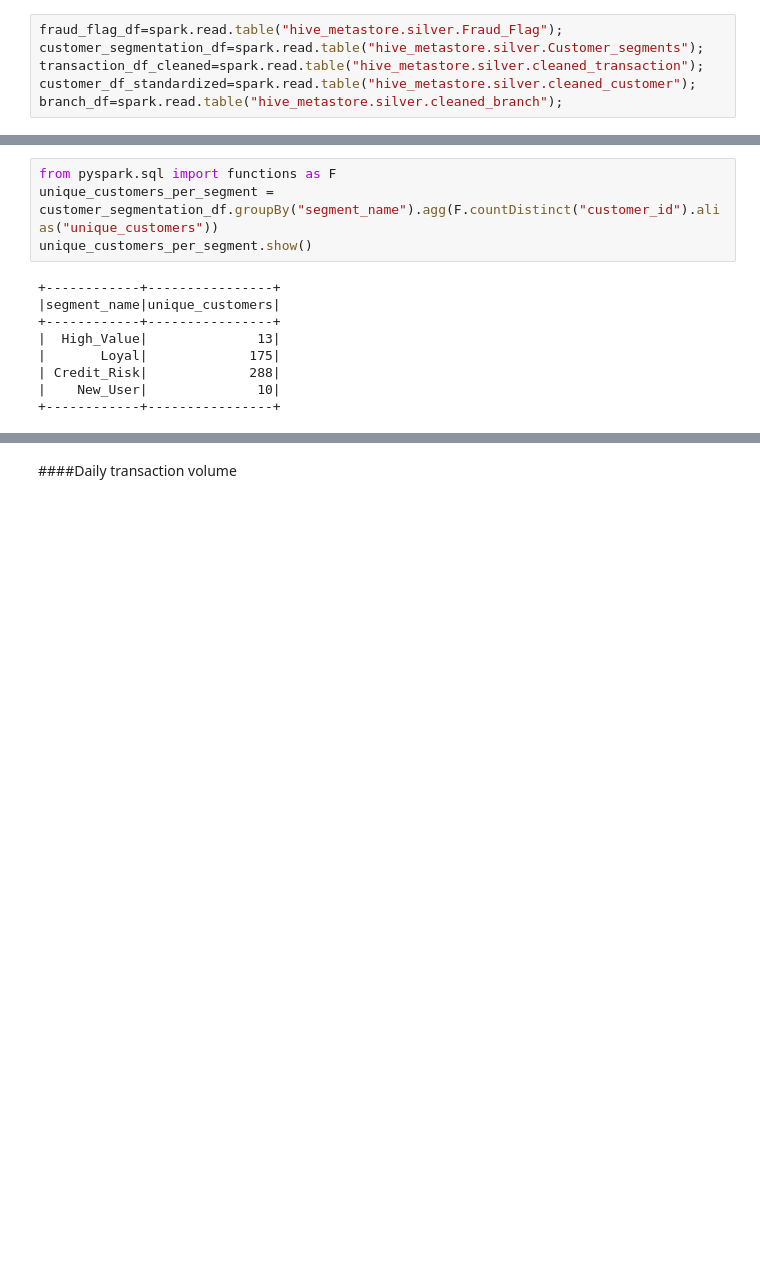
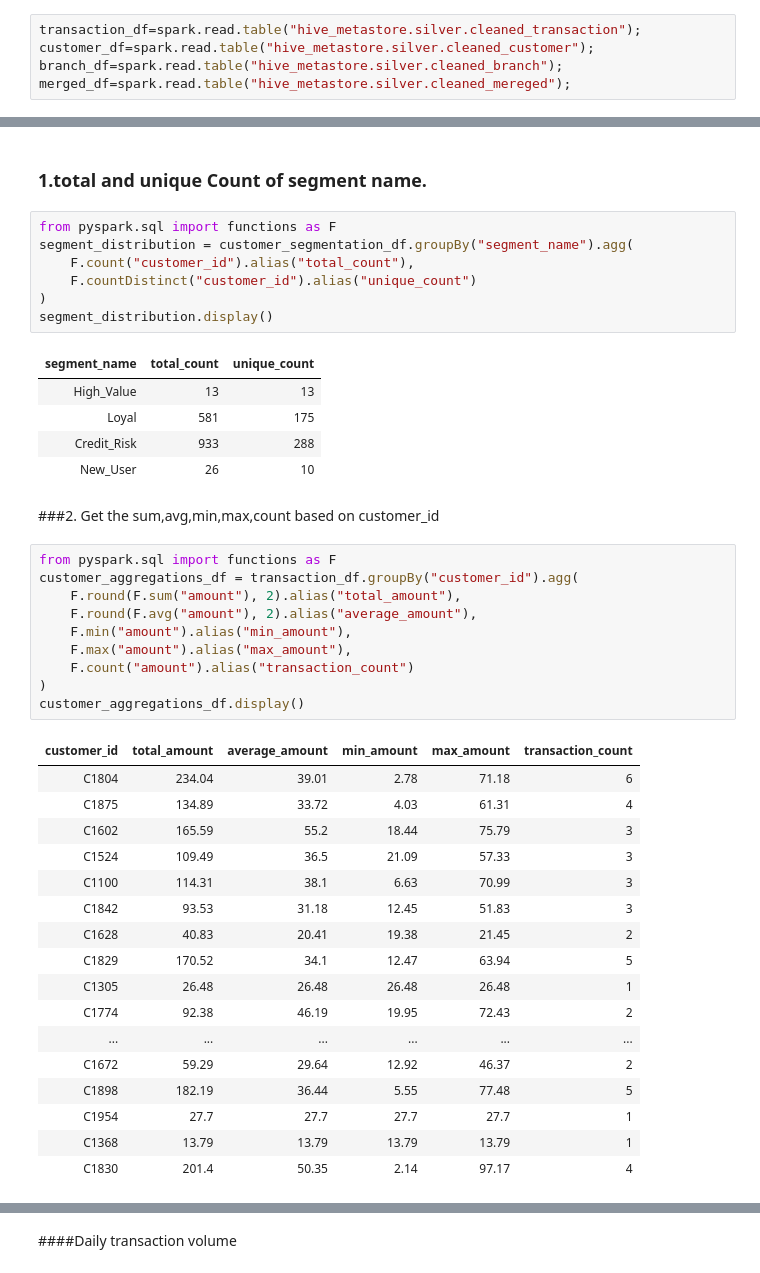
Before and after one commit to PratikshaJavaDev/capstoneprojectbypratiksha, a Jupyter notebook: Gold_layer.ipynb, the cells around one changed output, grey strips where cells are left out. Drawn from its saved outputs; the diff is of its cells as text; blank space fills up the shorter version.

```diff
--- a/Gold_layer.ipynb
+++ b/Gold_layer.ipynb
@@ -11,6 +3,5 @@ use schema gold;
 # %%
-fraud_flag_df=spark.read.table("hive_metastore.silver.Fraud_Flag");
-customer_segmentation_df=spark.read.table("hive_metastore.silver.Customer_segments");
-transaction_df_cleaned=spark.read.table("hive_metastore.silver.cleaned_transaction");
-customer_df_standardized=spark.read.table("hive_metastore.silver.cleaned_customer");
+transaction_df=spark.read.table("hive_metastore.silver.cleaned_transaction");
+customer_df=spark.read.table("hive_metastore.silver.cleaned_customer");
 branch_df=spark.read.table("hive_metastore.silver.cleaned_branch");
+merged_df=spark.read.table("hive_metastore.silver.cleaned_mereged");
@@ -29,13 +180,45 @@ segment_distribution.show()
+# %% [markdown]
+### 1.total and unique Count of segment name.
 # %%
 from pyspark.sql import functions as F
-unique_customers_per_segment = customer_segmentation_df.groupBy("segment_name").agg(F.countDistinct("customer_id").alias("unique_customers"))
-unique_customers_per_segment.show()
+segment_distribution = customer_segmentation_df.groupBy("segment_name").agg(
+    F.count("customer_id").alias("total_count"),
+    F.countDistinct("customer_id").alias("unique_count")
+)
+segment_distribution.display()
 # %% [output]
-+------------+----------------+
-|segment_name|unique_customers|
-+------------+----------------+
-|  High_Value|              13|
-|       Loyal|             175|
-| Credit_Risk|             288|
-|    New_User|              10|
-+------------+----------------+
+| segment_name | total_count | unique_count |
+| High_Value | 13 | 13 |
+| Loyal | 581 | 175 |
+| Credit_Risk | 933 | 288 |
+| New_User | 26 | 10 |
+# %% [markdown]
+###2. Get the sum,avg,min,max,count based on customer_id
+# %%
+from pyspark.sql import functions as F
+customer_aggregations_df = transaction_df.groupBy("customer_id").agg(
+    F.round(F.sum("amount"), 2).alias("total_amount"),
+    F.round(F.avg("amount"), 2).alias("average_amount"),
+    F.min("amount").alias("min_amount"),
+    F.max("amount").alias("max_amount"),
+    F.count("amount").alias("transaction_count")
+)
+customer_aggregations_df.display()
+# %% [output]
+| customer_id | total_amount | average_amount | min_amount | max_amount | transaction_count |
+| C1804 | 234.04 | 39.01 | 2.78 | 71.18 | 6 |
+| C1875 | 134.89 | 33.72 | 4.03 | 61.31 | 4 |
+| C1602 | 165.59 | 55.2 | 18.44 | 75.79 | 3 |
+| C1524 | 109.49 | 36.5 | 21.09 | 57.33 | 3 |
+| C1100 | 114.31 | 38.1 | 6.63 | 70.99 | 3 |
+| C1842 | 93.53 | 31.18 | 12.45 | 51.83 | 3 |
+| C1628 | 40.83 | 20.41 | 19.38 | 21.45 | 2 |
+| C1829 | 170.52 | 34.1 | 12.47 | 63.94 | 5 |
+| C1305 | 26.48 | 26.48 | 26.48 | 26.48 | 1 |
+| C1774 | 92.38 | 46.19 | 19.95 | 72.43 | 2 |
+| ... | ... | ... | ... | ... | ... |
+| C1672 | 59.29 | 29.64 | 12.92 | 46.37 | 2 |
+| C1898 | 182.19 | 36.44 | 5.55 | 77.48 | 5 |
+| C1954 | 27.7 | 27.7 | 27.7 | 27.7 | 1 |
+| C1368 | 13.79 | 13.79 | 13.79 | 13.79 | 1 |
+| C1830 | 201.4 | 50.35 | 2.14 | 97.17 | 4 |
```
Also changed, not shown: parts of 20 cells of this notebook, 5 other files.
